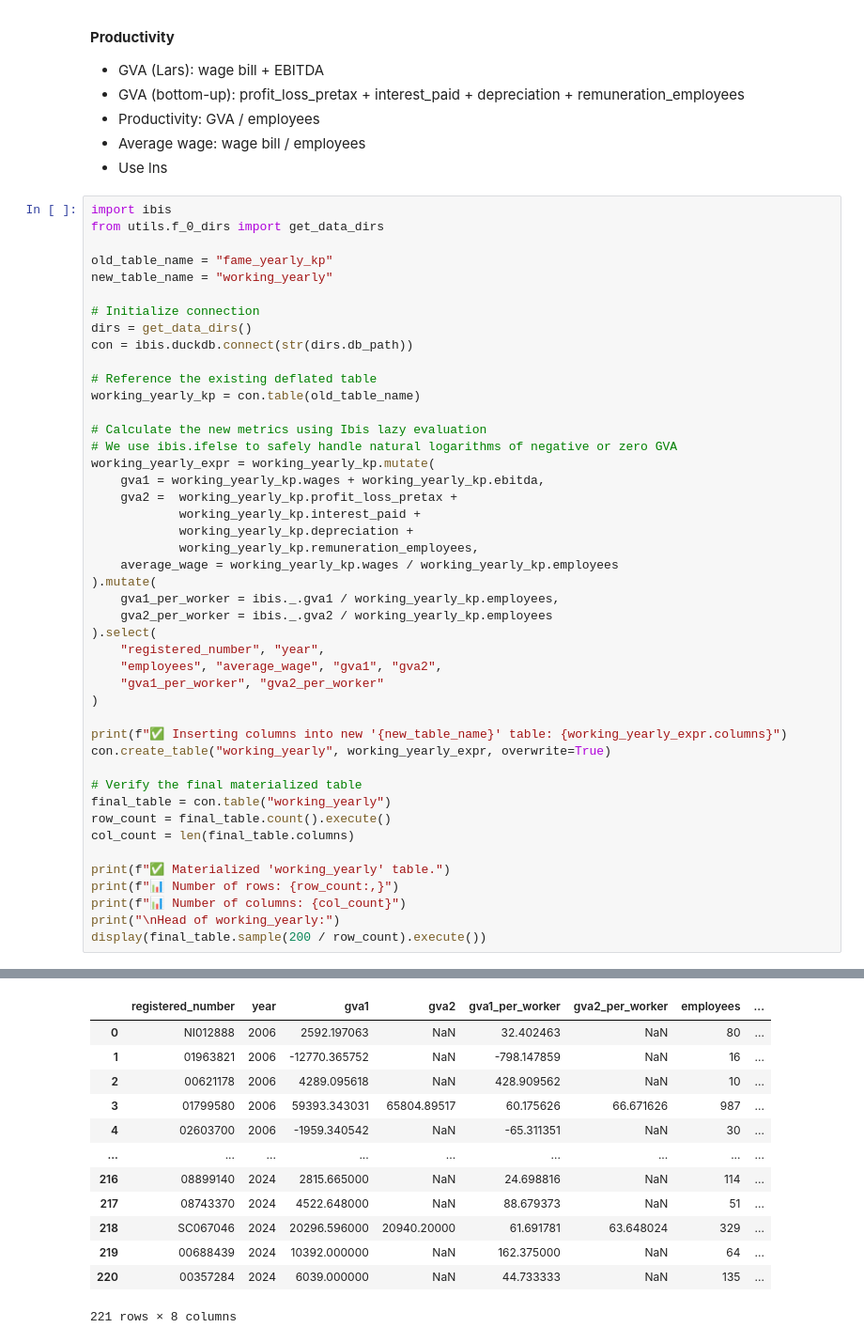
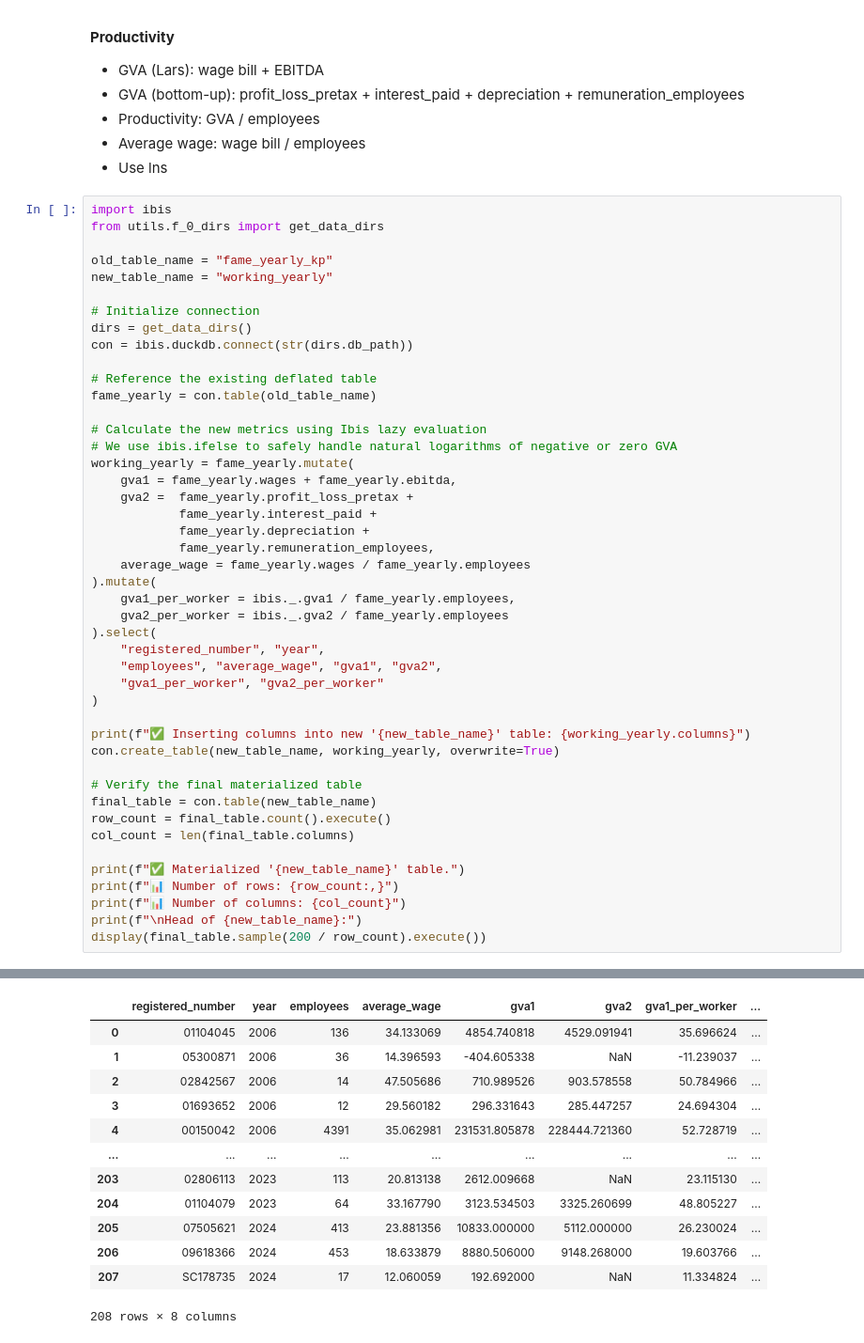
Before and after one commit to aloysiuslip/ucl-diss-ECON0079, a Jupyter notebook: descriptives/src/main_productivity.ipynb, the cells around one changed output, grey strips where cells are left out. Shown at 94% size. Saved outputs shown, nothing was run; the diff lists cells and outputs as text.

```diff
--- a/descriptives/src/main_productivity.ipynb
+++ b/descriptives/src/main_productivity.ipynb
@@ -29,37 +29,37 @@ dirs = get_data_dirs()
 con = ibis.duckdb.connect(str(dirs.db_path))
 
 # Reference the existing deflated table
-working_yearly_kp = con.table(old_table_name)
+fame_yearly = con.table(old_table_name)
 
 # Calculate the new metrics using Ibis lazy evaluation
 # We use ibis.ifelse to safely handle natural logarithms of negative or zero GVA
-working_yearly_expr = working_yearly_kp.mutate(
-    gva1 = working_yearly_kp.wages + working_yearly_kp.ebitda,
-    gva2 =  working_yearly_kp.profit_loss_pretax +
-            working_yearly_kp.interest_paid +
-            working_yearly_kp.depreciation +
-            working_yearly_kp.remuneration_employees,
-    average_wage = working_yearly_kp.wages / working_yearly_kp.employees
+working_yearly = fame_yearly.mutate(
+    gva1 = fame_yearly.wages + fame_yearly.ebitda,
+    gva2 =  fame_yearly.profit_loss_pretax +
+            fame_yearly.interest_paid +
+            fame_yearly.depreciation +
+            fame_yearly.remuneration_employees,
+    average_wage = fame_yearly.wages / fame_yearly.employees
 ).mutate(
-    gva1_per_worker = ibis._.gva1 / working_yearly_kp.employees,
-    gva2_per_worker = ibis._.gva2 / working_yearly_kp.employees
+    gva1_per_worker = ibis._.gva1 / fame_yearly.employees,
+    gva2_per_worker = ibis._.gva2 / fame_yearly.employees
 ).select(
     "registered_number", "year",
     "employees", "average_wage", "gva1", "gva2",
     "gva1_per_worker", "gva2_per_worker"
 )
 
-print(f"✅ Inserting columns into new '{new_table_name}' table: {working_yearly_expr.columns}")
-con.create_table("working_yearly", working_yearly_expr, overwrite=True)
+print(f"✅ Inserting columns into new '{new_table_name}' table: {working_yearly.columns}")
+con.create_table(new_table_name, working_yearly, overwrite=True)
 
 # Verify the final materialized table
-final_table = con.table("working_yearly")
+final_table = con.table(new_table_name)
 row_count = final_table.count().execute()
 col_count = len(final_table.columns)
 
-print(f"✅ Materialized 'working_yearly' table.")
+print(f"✅ Materialized '{new_table_name}' table.")
 print(f"📊 Number of rows: {row_count:,}")
 print(f"📊 Number of columns: {col_count}")
-print("\nHead of working_yearly:")
+print(f"\nHead of {new_table_name}:")
 display(final_table.sample(200 / row_count).execute())
 # %% [output]
@@ -67,18 +68,18 @@ display(final_table.sample(200 / row_count).execute())
 ✅ Materialized 'working_yearly' table.
 📊 Number of rows: 1,128,490
 📊 Number of columns: 8
 
 Head of working_yearly:
-|  | registered_number | year | gva1 | gva2 | gva1_per_worker | gva2_per_worker | employees | ... |
-| 0 | NI012888 | 2006 | 2592.197063 | NaN | 32.402463 | NaN | 80 | ... |
-| 1 | 01963821 | 2006 | -12770.365752 | NaN | -798.147859 | NaN | 16 | ... |
-| 2 | 00621178 | 2006 | 4289.095618 | NaN | 428.909562 | NaN | 10 | ... |
-| 3 | 01799580 | 2006 | 59393.343031 | 65804.89517 | 60.175626 | 66.671626 | 987 | ... |
-| 4 | 02603700 | 2006 | -1959.340542 | NaN | -65.311351 | NaN | 30 | ... |
+|  | registered_number | year | employees | average_wage | gva1 | gva2 | gva1_per_worker | ... |
+| 0 | 01104045 | 2006 | 136 | 34.133069 | 4854.740818 | 4529.091941 | 35.696624 | ... |
+| 1 | 05300871 | 2006 | 36 | 14.396593 | -404.605338 | NaN | -11.239037 | ... |
+| 2 | 02842567 | 2006 | 14 | 47.505686 | 710.989526 | 903.578558 | 50.784966 | ... |
+| 3 | 01693652 | 2006 | 12 | 29.560182 | 296.331643 | 285.447257 | 24.694304 | ... |
+| 4 | 00150042 | 2006 | 4391 | 35.062981 | 231531.805878 | 228444.721360 | 52.728719 | ... |
 | ... | ... | ... | ... | ... | ... | ... | ... | ... |
-| 216 | 08899140 | 2024 | 2815.665000 | NaN | 24.698816 | NaN | 114 | ... |
-| 217 | 08743370 | 2024 | 4522.648000 | NaN | 88.679373 | NaN | 51 | ... |
-| 218 | SC067046 | 2024 | 20296.596000 | 20940.20000 | 61.691781 | 63.648024 | 329 | ... |
-| 219 | 00688439 | 2024 | 10392.000000 | NaN | 162.375000 | NaN | 64 | ... |
-| 220 | 00357284 | 2024 | 6039.000000 | NaN | 44.733333 | NaN | 135 | ... |
+| 203 | 02806113 | 2023 | 113 | 20.813138 | 2612.009668 | NaN | 23.115130 | ... |
+| 204 | 01104079 | 2023 | 64 | 33.167790 | 3123.534503 | 3325.260699 | 48.805227 | ... |
+| 205 | 07505621 | 2024 | 413 | 23.881356 | 10833.000000 | 5112.000000 | 26.230024 | ... |
+| 206 | 09618366 | 2024 | 453 | 18.633879 | 8880.506000 | 9148.268000 | 19.603766 | ... |
+| 207 | SC178735 | 2024 | 17 | 12.060059 | 192.692000 | NaN | 11.334824 | ... |
-221 rows × 8 columns
+208 rows × 8 columns
```
Also changed, not shown: parts of 1 cell of this notebook, 6 other files.
